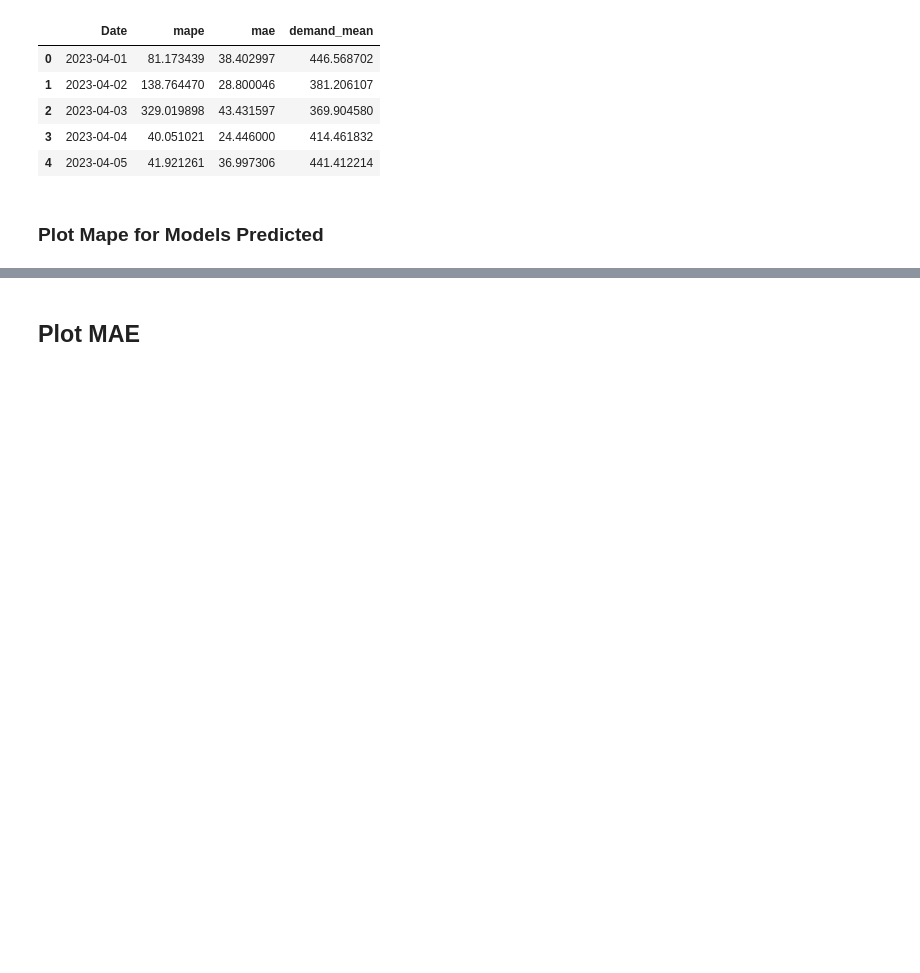
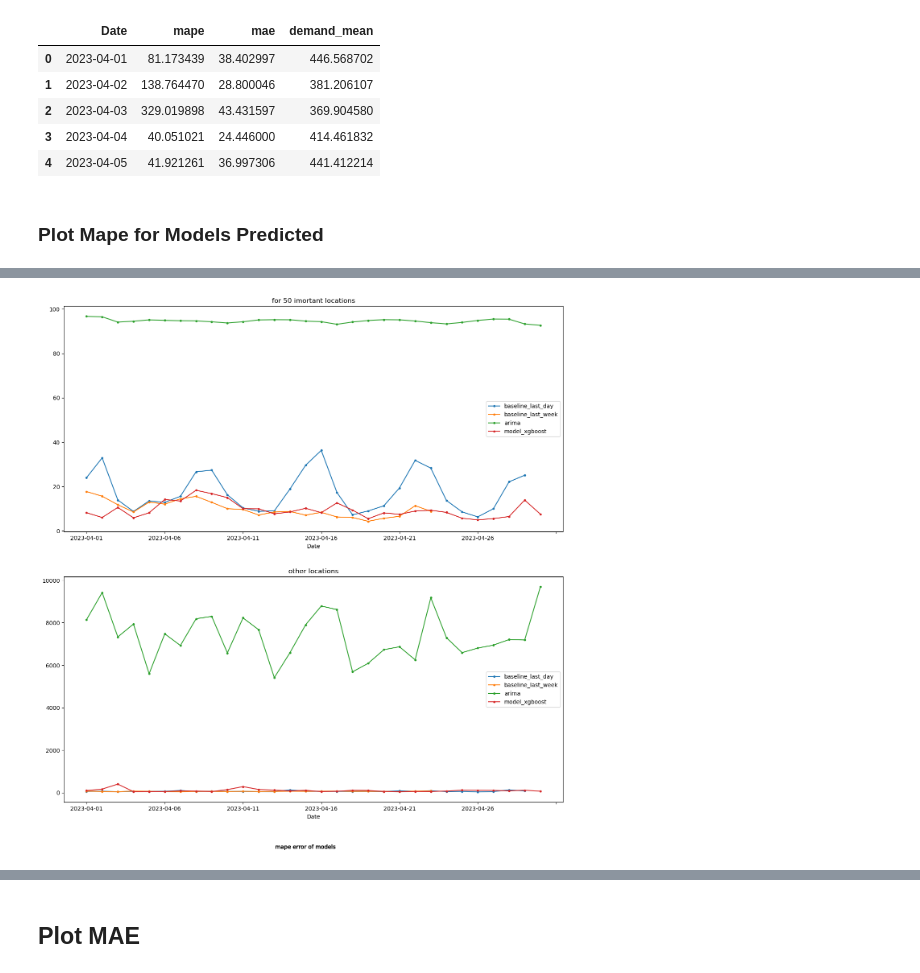
Before and after one commit to danaeis/shoofer-demand-prediction, a Jupyter notebook: evaluation/evaluation_better.ipynb, the cells around one changed output, grey strips where cells are left out. Drawn from its saved outputs; the diff is of its cells as text; code cells hidden in the pictures; blank space fills up the shorter version.

```diff
--- a/evaluation/evaluation_better.ipynb
+++ b/evaluation/evaluation_better.ipynb
@@ -384 +390,5 @@ plot_mape(predictions_mean_error_dict, 'Location',5)
+# %%
+plot_mape(predictions_mean_error_dict, 'Date')
+# %% [output]
+[figure, added]
 # %%
```
Also changed, not shown: parts of 8 cells of this notebook, 1 other file.
